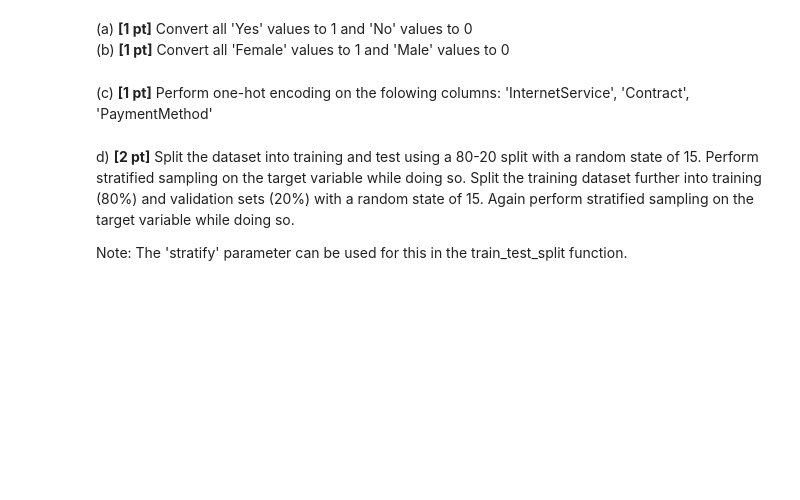
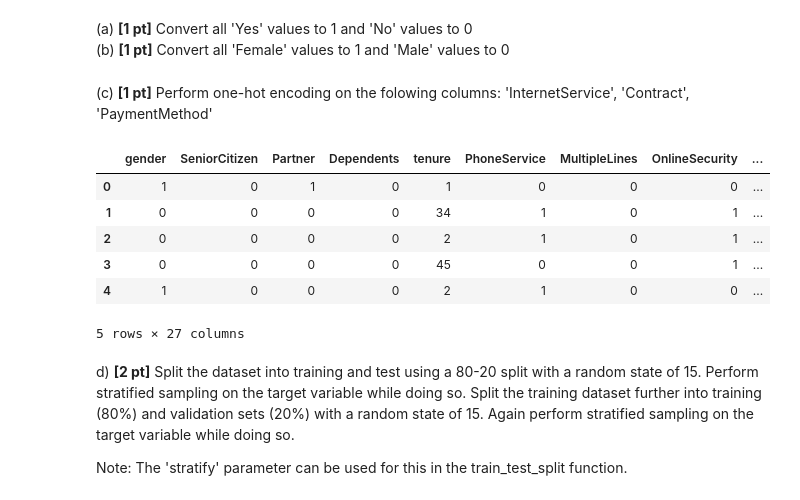
Before and after one commit to axj65/ece381, a Jupyter notebook: HW_4.ipynb, the cells around one changed output. Cells and saved outputs as stored; diff of their text form; code cells hidden in the pictures; blank space fills up the shorter version.

```diff
--- a/HW_4.ipynb
+++ b/HW_4.ipynb
@@ -355,8 +355,9 @@ print_unique_col_values(df)
 ## [5 points] Data Preprocessing and Splitting
 # %%
 # Replacing values of 'no internet service' and 'no phone service' with the value  'No'
-
 ## CODE HERE ##
+df.replace('No internet service','No', inplace=True)
+df.replace('No phone service','No', inplace=True)
 # %% [markdown]
 (a) **[1 pt]** Convert all 'Yes' values to 1 and 'No' values to 0 <br>
 (b) **[1 pt]** Convert all  'Female' values to 1 and 'Male' values to 0
@@ -367,15 +368,27 @@ yes_no_columns = ['Partner','Dependents','PhoneService','MultipleLines','OnlineS
                   'DeviceProtection','TechSupport','StreamingTV','StreamingMovies','PaperlessBilling','Churn']
 
 ## CODE HERE ##
+for col in yes_no_columns:
+    df[col].replace({'Yes': 1,'No': 0}, inplace=True)
+
+df['gender'].replace({'Female': 1,'Male': 0}, inplace=True)
 # %% [markdown]
 (c) **[1 pt]** Perform one-hot encoding on the folowing columns: 'InternetService', 'Contract', 'PaymentMethod'
 # %%
 # One hot encoding for categorical columns
 # Name your final dataframe df 2
 
 ## CODE HERE ##
-
-df2 = None
+df2 = pd.get_dummies(data=df, columns=['InternetService','Contract','PaymentMethod'])
+df2.head()
+# %% [output]
+|  | gender | SeniorCitizen | Partner | Dependents | tenure | PhoneService | MultipleLines | OnlineSecurity | ... |
+| 0 | 1 | 0 | 1 | 0 | 1 | 0 | 0 | 0 | ... |
+| 1 | 0 | 0 | 0 | 0 | 34 | 1 | 0 | 1 | ... |
+| 2 | 0 | 0 | 0 | 0 | 2 | 1 | 0 | 1 | ... |
+| 3 | 0 | 0 | 0 | 0 | 45 | 0 | 0 | 1 | ... |
+| 4 | 1 | 0 | 0 | 0 | 2 | 1 | 0 | 0 | ... |
+5 rows × 27 columns
 # %%
 # Scaling
 cols_to_scale = ['tenure','MonthlyCharges','TotalCharges']
```
Also changed, not shown: parts of 22 cells of this notebook.
